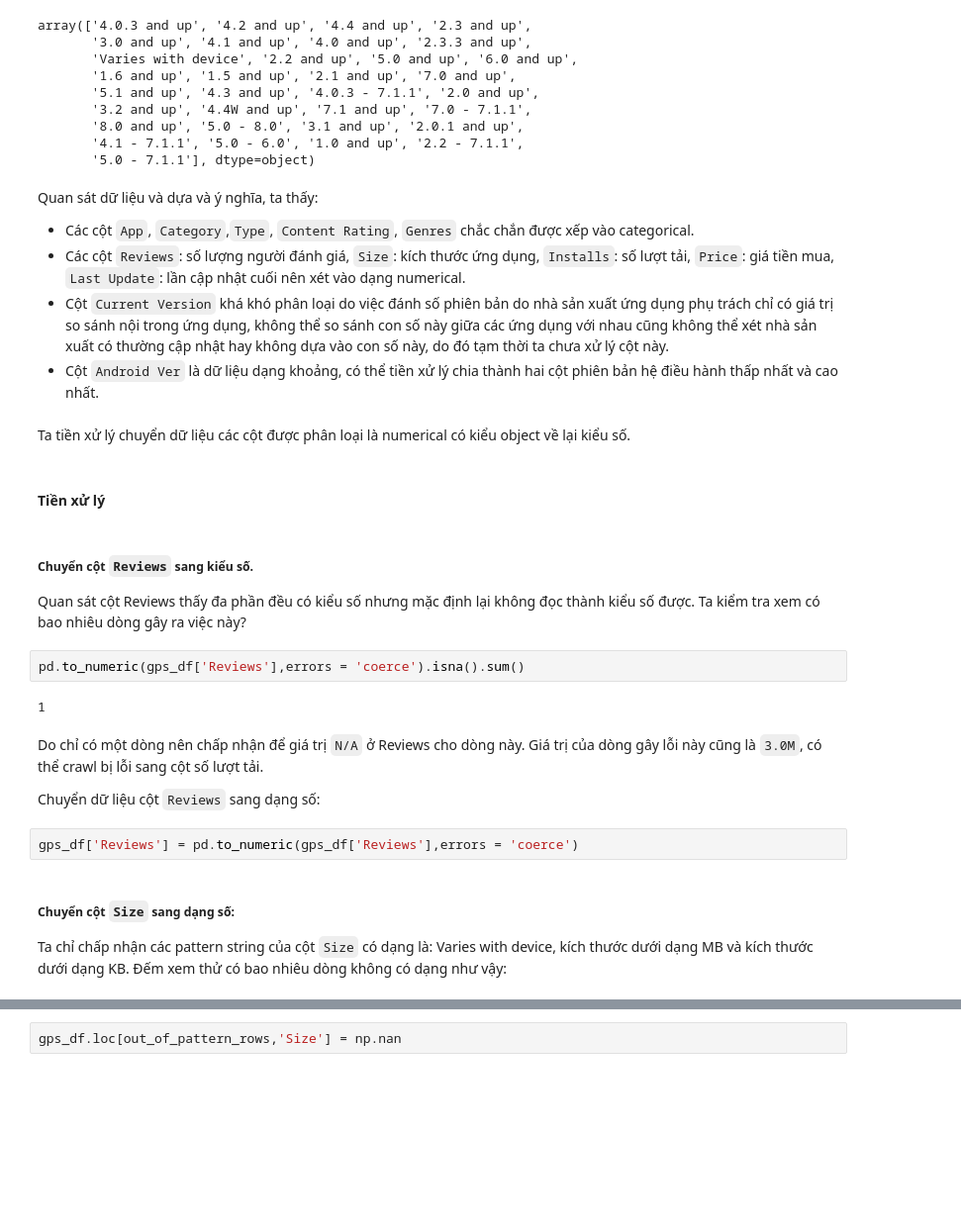
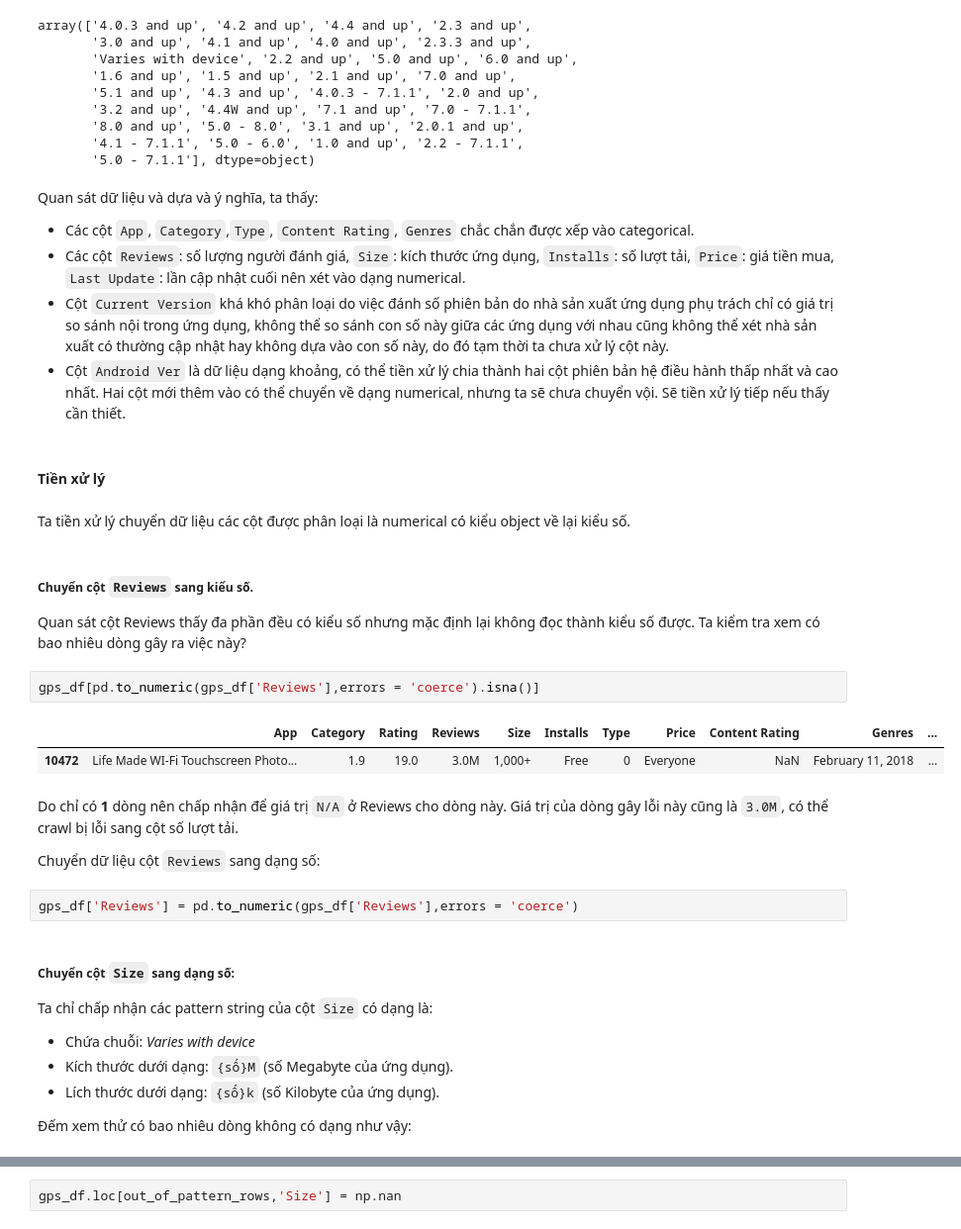
Before and after one commit to ldtpvince/P4DS_FINAL_PJ, a Jupyter notebook: 18120143-18120512.ipynb, the cells around one changed output, grey strips where cells are left out. Shown at 99% size. Saved outputs shown, nothing was run; the diff lists cells and outputs as text; blank space fills up the shorter version.

```diff
--- a/18120143-18120512.ipynb
+++ b/18120143-18120512.ipynb
@@ -144,27 +144,32 @@ Quan sát dữ liệu và dựa và ý nghĩa, ta thấy:
 - Các cột `App`, `Category`,`Type`, `Content Rating`, `Genres` chắc chắn được xếp vào categorical.
 - Các cột `Reviews`: số lượng người đánh giá, `Size`: kích thước ứng dụng, `Installs`: số lượt tải, `Price`: giá tiền mua, `Last Update`: lần cập nhật cuối nên xét vào dạng numerical.
 - Cột `Current Version` khá khó phân loại do việc đánh số phiên bản do nhà sản xuất ứng dụng phụ trách chỉ có giá trị so sánh nội trong ứng dụng, không thể so sánh con số này giữa các ứng dụng với nhau cũng không thể xét nhà sản xuất có thường cập nhật hay không dựa vào con số này, do đó tạm thời ta chưa xử lý cột này.
-- Cột `Android Ver` là dữ liệu dạng khoảng, có thể tiền xử lý chia thành hai cột phiên bản hệ điều hành thấp nhất và cao nhất.
+- Cột `Android Ver` là dữ liệu dạng khoảng, có thể tiền xử lý chia thành hai cột phiên bản hệ điều hành thấp nhất và cao nhất. Hai cột mới thêm vào có thể chuyển về dạng numerical, nhưng ta sẽ chưa chuyển vội. Sẽ tiền xử lý tiếp nếu thấy cần thiết.
+# %% [markdown]
+#### Tiền xử lý
 # %% [markdown]
 Ta tiền xử lý chuyển dữ liệu các cột được phân loại là numerical có kiểu object về lại kiểu số.
-# %% [markdown]
-#### Tiền xử lý
 # %% [markdown]
 ##### Chuyển cột `Reviews` sang kiểu số.
 Quan sát cột Reviews thấy đa phần đều có kiểu số nhưng mặc định lại không đọc thành kiểu số được. Ta kiểm tra xem có bao nhiêu dòng gây ra việc này?
 # %%
-pd.to_numeric(gps_df['Reviews'],errors = 'coerce').isna().sum()
+gps_df[pd.to_numeric(gps_df['Reviews'],errors = 'coerce').isna()]
 # %% [output]
-1
+|  | App | Category | Rating | Reviews | Size | Installs | Type | Price | Content Rating | Genres | ... |
+| 10472 | Life Made WI-Fi Touchscreen Photo... | 1.9 | 19.0 | 3.0M | 1,000+ | Free | 0 | Everyone | NaN | February 11, 2018 | ... |
 # %% [markdown]
-Do chỉ có một dòng nên chấp nhận để giá trị `N/A` ở Reviews cho dòng này. Giá trị của dòng gây lỗi này cũng là `3.0M`, có thể crawl bị lỗi sang cột số lượt tải.
+Do chỉ có **1** dòng nên chấp nhận để giá trị `N/A` ở Reviews cho dòng này. Giá trị của dòng gây lỗi này cũng là `3.0M`, có thể crawl bị lỗi sang cột số lượt tải.
 
 Chuyển dữ liệu cột `Reviews` sang dạng số:
 # %%
 gps_df['Reviews'] = pd.to_numeric(gps_df['Reviews'],errors = 'coerce')
 # %% [markdown]
 ##### Chuyển cột `Size` sang dạng số:
-Ta chỉ chấp nhận các pattern string của cột `Size` có dạng là: Varies with device, kích thước dưới dạng MB và kích thước dưới dạng KB.
+Ta chỉ chấp nhận các pattern string của cột `Size` có dạng là:
+- Chứa chuỗi: *Varies with device*
+- Kích thước dưới dạng: `{số}M` (số Megabyte của ứng dụng).
+- Lích thước dưới dạng: `{số}k` (số Kilobyte của ứng dụng).
+
 Đếm xem thử có bao nhiêu dòng không có dạng như vậy:
 # %%
 out_of_pattern_rows = gps_df['Size'].str.extract(r'((?:Varies with device)|(?:\d+.\d[M])|(?:\d+[M])|(?:\d[k]))', expand=False).isna()
```
Also changed, not shown: parts of 53 cells of this notebook, 1 other file.
